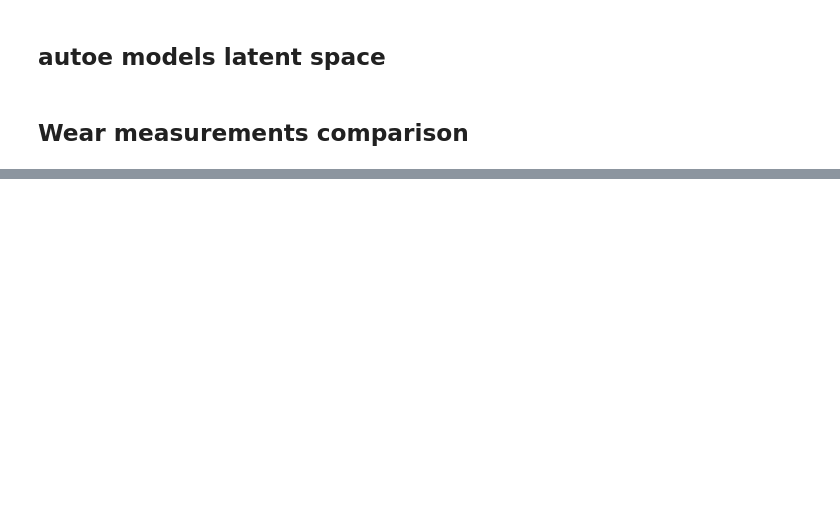
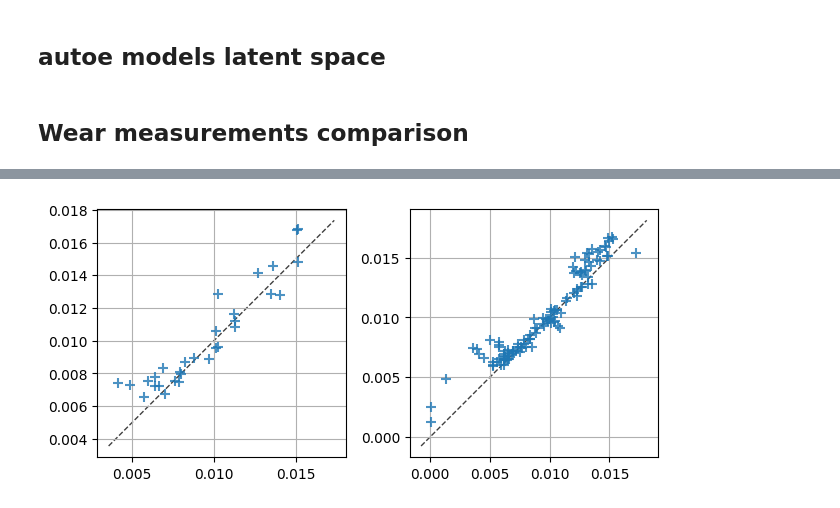
Before and after one commit to TomJessel/PhD-DCB_Grinding, a Jupyter notebook: ml/autoencoder.ipynb, the cells around one changed output, grey strips where cells are left out. Drawn from its saved outputs; the diff is of its cells as text; code cells hidden in the pictures; blank space fills up the shorter version.

```diff
--- a/ml/autoencoder.ipynb
+++ b/ml/autoencoder.ipynb
@@ -336,0 +424,21 @@ plt.tight_layout()
+# %%
+def pred_real_plot(y, y_pred, ax):
+    ax.scatter(y, y_pred, marker='+', alpha=0.8, s=50)
+
+    lims = [
+        np.min([ax.get_xlim(), ax.get_ylim()]),
+        np.max([ax.get_xlim(), ax.get_ylim()]),
+    ]
+
+    ax.set_axisbelow(True)
+    ax.grid()
+    ax.plot(lims, lims, 'k--', alpha=0.75, zorder=0, linewidth=1)
+    ax.set_aspect('equal')
+    return ax
+
+fig, ax = plt.subplots(1, 2)
+ax[0] = pred_real_plot(ml.val_data[1], ml.model.predict(ml.val_data[0], verbose=0), ax[0])
+ax[1] = pred_real_plot(ml.train_data[1], ml.model.predict(ml.train_data[0], verbose=0), ax[1])
+fig.tight_layout()
+# %% [output]
+[figure, added]
```
Also changed, not shown: parts of 19 cells of this notebook, 1 other file.
